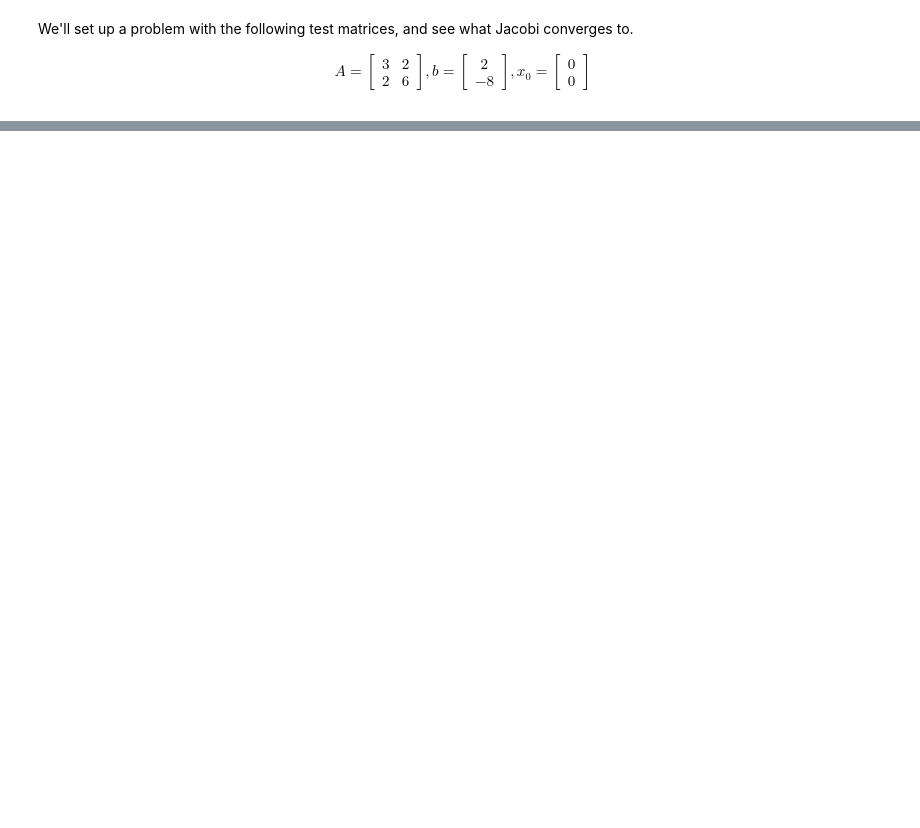
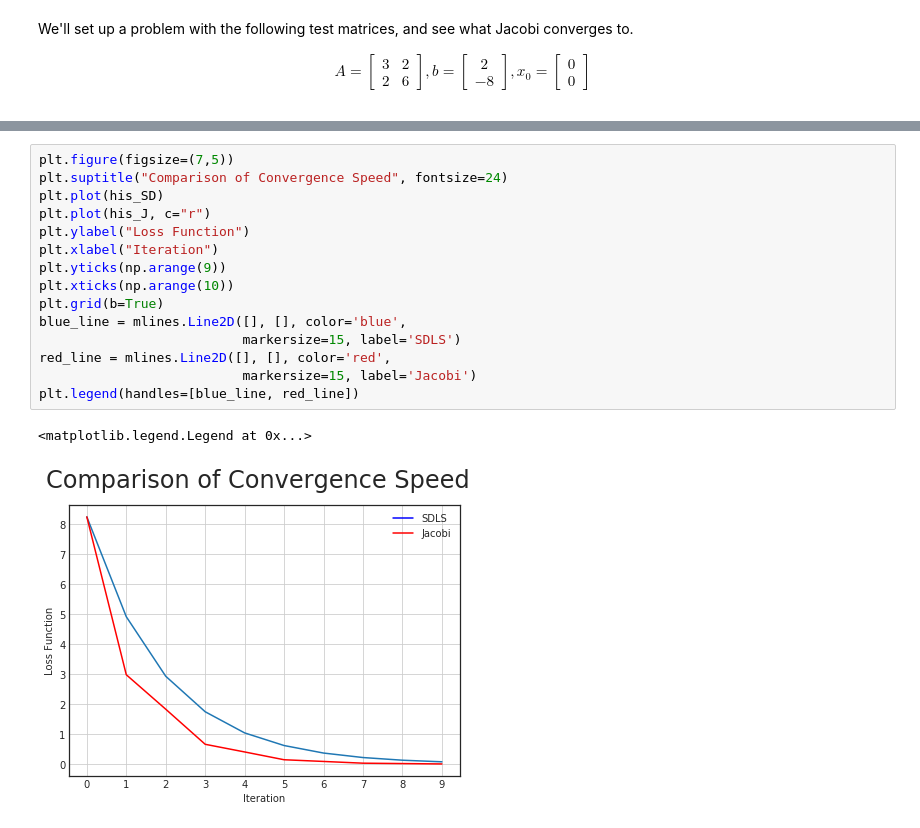
Before and after one commit to tXiao95/py_experiments, a Jupyter notebook: Jacobi_Iteration.ipynb, the cells around one changed output, grey strips where cells are left out. Saved outputs shown, nothing was run; the diff lists cells and outputs as text; blank space fills up the shorter version.

```diff
--- a/Jacobi_Iteration.ipynb
+++ b/Jacobi_Iteration.ipynb
@@ -185,0 +188,18 @@ _f(X_J, A, B)
+# %%
+plt.figure(figsize=(7,5))
+plt.suptitle("Comparison of Convergence Speed", fontsize=24)
+plt.plot(his_SD)
+plt.plot(his_J, c="r")
+plt.ylabel("Loss Function")
+plt.xlabel("Iteration")
+plt.yticks(np.arange(9))
+plt.xticks(np.arange(10))
+plt.grid(b=True)
+blue_line = mlines.Line2D([], [], color='blue',
+                          markersize=15, label='SDLS')
+red_line = mlines.Line2D([], [], color='red',
+                          markersize=15, label='Jacobi')
+plt.legend(handles=[blue_line, red_line])
+# %% [output]
+<matplotlib.legend.Legend at 0x...>
+[figure, added]
```
Also changed, not shown: parts of 11 cells of this notebook.
